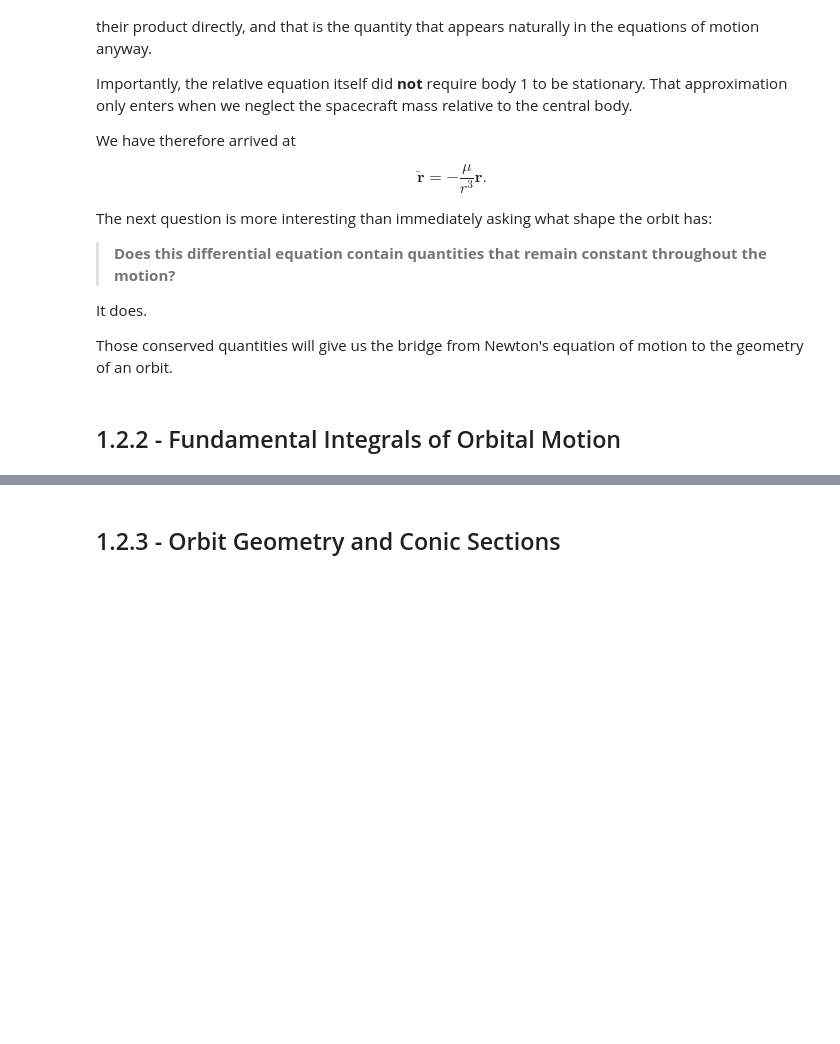
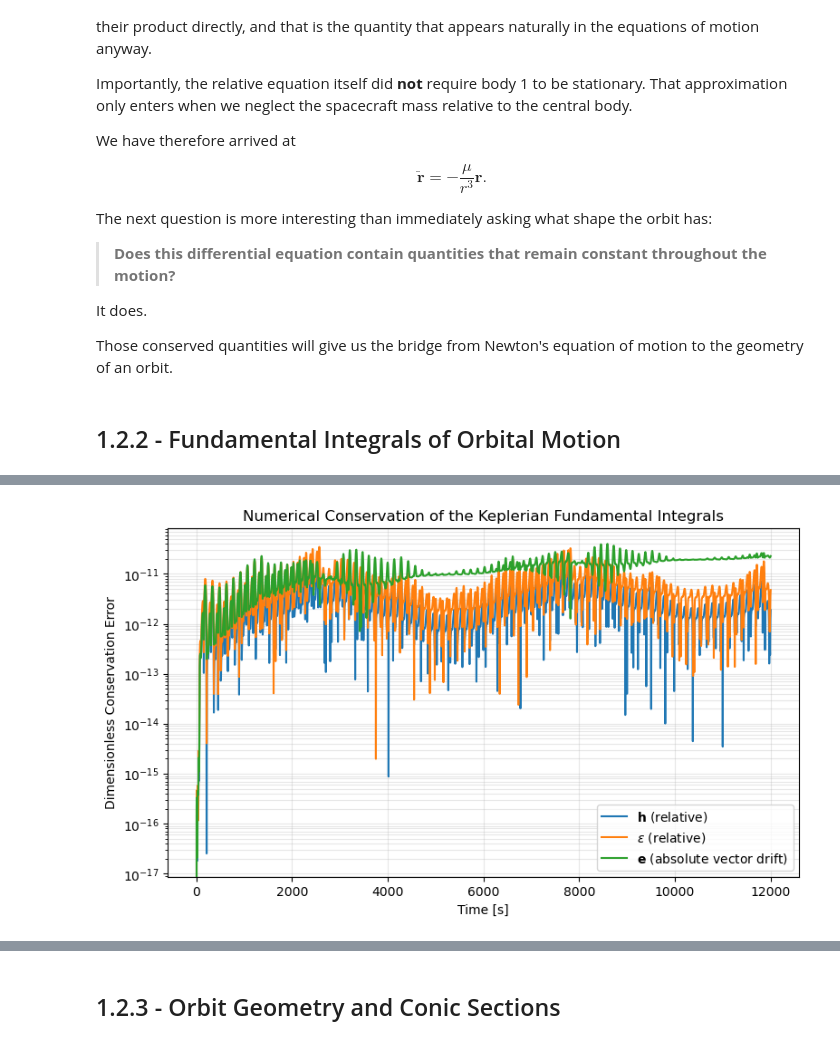
Before and after one commit to johnm3398/Spacecraft-Dynamics-and-Control, a Jupyter notebook: 03_spacecraft_formation_relative_orbits_specialization/01_relative_motion_kinematics_and_kinetics/Module 1 - Revisiting Basics of Keplerian Motion.ipynb, the cells around one changed output, grey strips where cells are left out. Cells and saved outputs as stored; diff of their text form; code cells hidden in the pictures; blank space fills up the shorter version.

```diff
--- a/03_spacecraft_formation_relative_orbits_specialization/01_relative_motion_kinematics_and_kinetics/Module 1 - Revisiting Basics of Keplerian Motion.ipynb
+++ b/03_spacecraft_formation_relative_orbits_specialization/01_relative_motion_kinematics_and_kinetics/Module 1 - Revisiting Basics of Keplerian Motion.ipynb
@@ -3591,0 +4154,16 @@ Those conserved quantities will give us the bridge from Newton's equation of mot
+# %%
+fig, ax = plt.subplots(figsize=(9, 5))
+
+ax.semilogy(solution.t, h_relative_error, label=r"$\mathbf{h}$ (relative)")
+ax.semilogy(solution.t, epsilon_relative_error, label=r"$\varepsilon$ (relative)")
+ax.semilogy(solution.t, e_vector_drift, label=r"$\mathbf{e}$ (absolute vector drift)")
+
+ax.set_xlabel("Time [s]")
+ax.set_ylabel("Dimensionless Conservation Error")
+ax.set_title("Numerical Conservation of the Keplerian Fundamental Integrals")
+ax.grid(True, which="both", alpha=0.3)
+ax.legend()
+
+plt.show()
+# %% [output]
+[figure, added]
```
Also changed, not shown: parts of 13 cells of this notebook.
